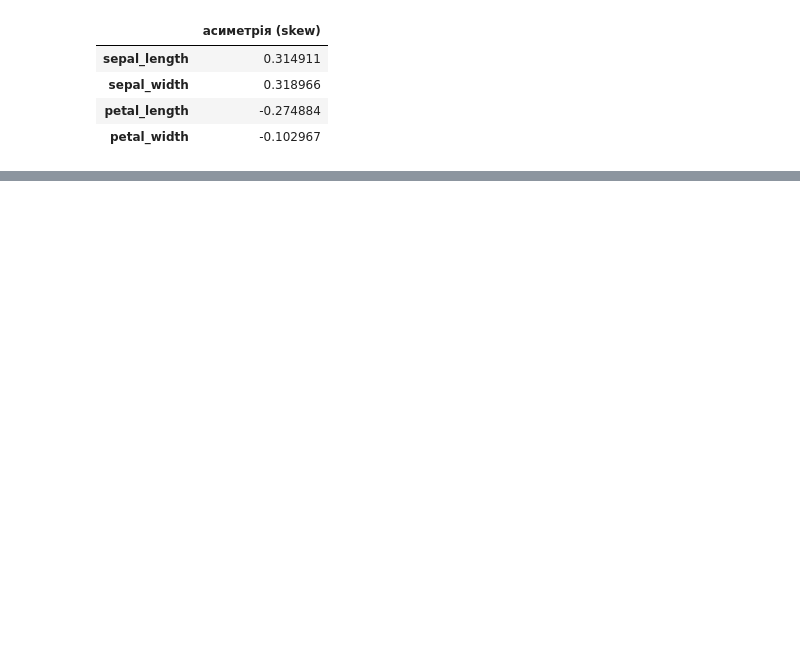
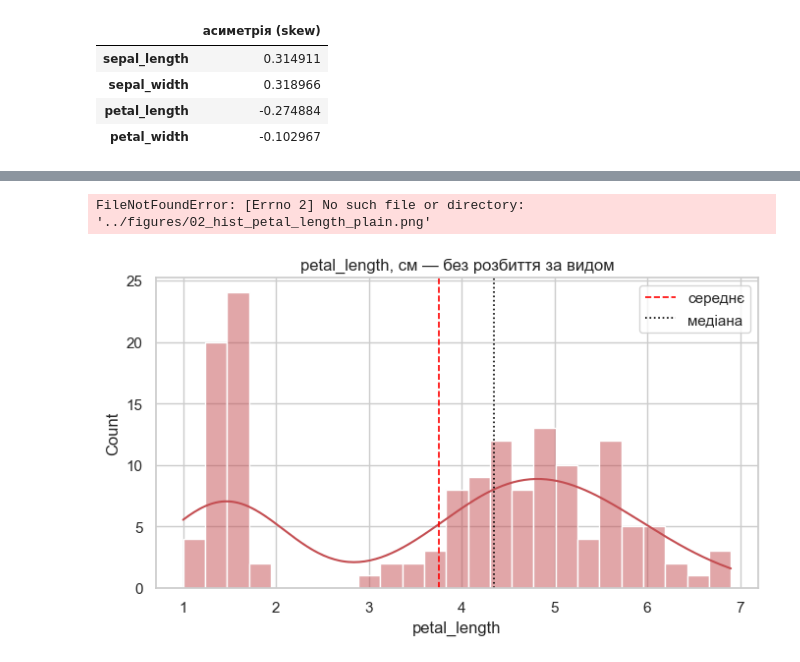
Before and after one commit to Yaroslav071315/machine-learning-course-volovnyk, a Jupyter notebook: practical01/notebook/Practical01.ipynb, the cells around one changed output, grey strips where cells are left out. Drawn from its saved outputs; the diff is of its cells as text; code cells hidden in the pictures; blank space fills up the shorter version.

```diff
--- a/practical01/notebook/Practical01.ipynb
+++ b/practical01/notebook/Practical01.ipynb
@@ -389,0 +272,13 @@ print("Кількість унікальних значень після при
+# %%
+plt.figure(figsize=(7, 4.2))
+sns.histplot(df['petal_length'], bins=25, kde=True, color='#C44E52')
+plt.axvline(df['petal_length'].mean(), color='red', ls='--', lw=1.2, label='середнє')
+plt.axvline(df['petal_length'].median(), color='black', ls=':', lw=1.2, label='медіана')
+plt.title('petal_length, см — без розбиття за видом')
+plt.legend()
+plt.tight_layout()
+plt.savefig('../figures/02_hist_petal_length_plain.png', dpi=130, bbox_inches='tight')
+plt.show()
+# %% [output]
+FileNotFoundError: [Errno 2] No such file or directory: '../figures/02_hist_petal_length_plain.png'
+[figure, added]
```
Also changed, not shown: parts of 78 cells of this notebook, 11 other files.
